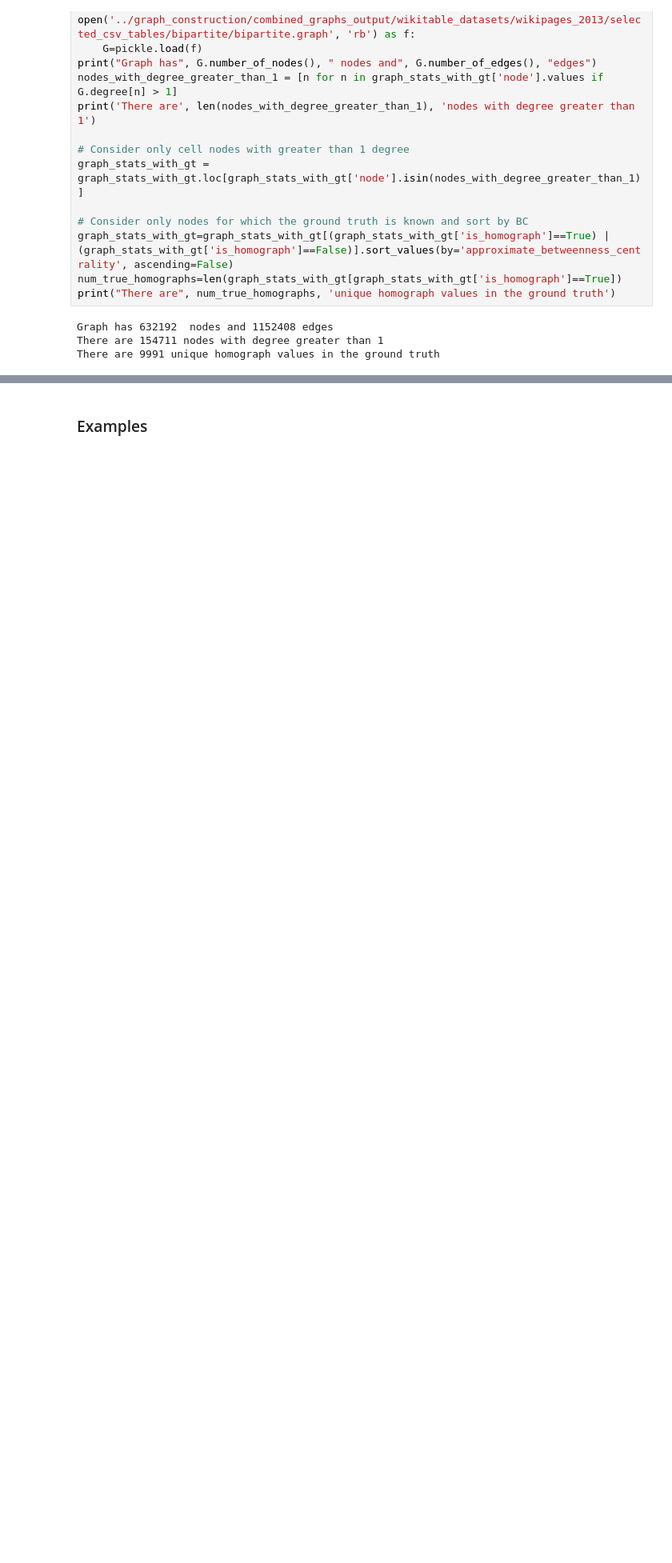
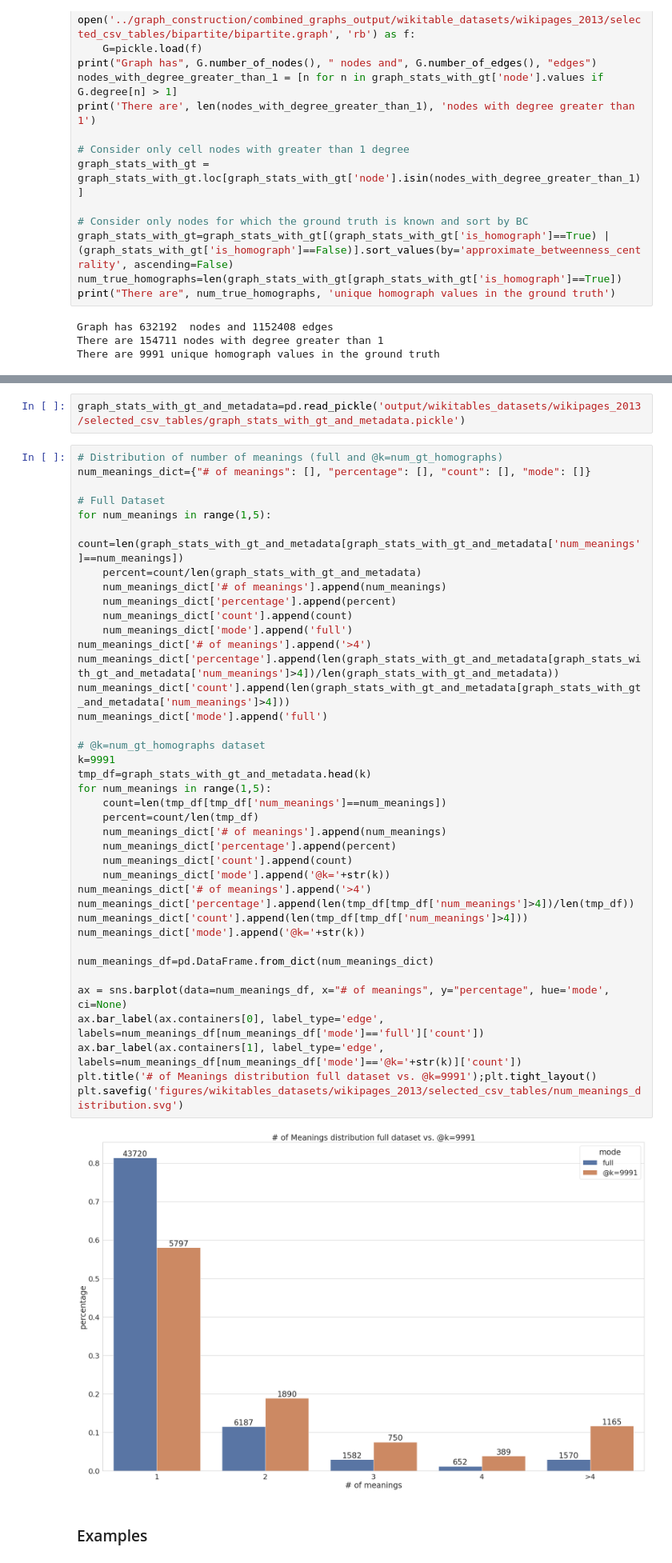
Before and after one commit to northeastern-datalab/domain_net, a Jupyter notebook: network_analysis/wikitables_dataset_evaluation.ipynb, the cells around one changed output, grey strips where cells are left out. Shown at 80% size. Cells and saved outputs as stored; diff of their text form; blank space fills up the shorter version.

Commit message:
updated notebook with distributions

```diff
--- a/network_analysis/wikitables_dataset_evaluation.ipynb
+++ b/network_analysis/wikitables_dataset_evaluation.ipynb
@@ -97,3 +135,46 @@ F1-Score: 0.419777800020018
+# %%
+graph_stats_with_gt_and_metadata=pd.read_pickle('output/wikitables_datasets/wikipages_2013/selected_csv_tables/graph_stats_with_gt_and_metadata.pickle')
+# %%
+# Distribution of number of meanings (full and @k=num_gt_homographs)
+num_meanings_dict={"# of meanings": [], "percentage": [], "count": [], "mode": []}
+
+# Full Dataset
+for num_meanings in range(1,5):
+    count=len(graph_stats_with_gt_and_metadata[graph_stats_with_gt_and_metadata['num_meanings']==num_meanings])
+    percent=count/len(graph_stats_with_gt_and_metadata)
+    num_meanings_dict['# of meanings'].append(num_meanings)
+    num_meanings_dict['percentage'].append(percent)
+    num_meanings_dict['count'].append(count)
+    num_meanings_dict['mode'].append('full')
+num_meanings_dict['# of meanings'].append('>4')
+num_meanings_dict['percentage'].append(len(graph_stats_with_gt_and_metadata[graph_stats_with_gt_and_metadata['num_meanings']>4])/len(graph_stats_with_gt_and_metadata))
+num_meanings_dict['count'].append(len(graph_stats_with_gt_and_metadata[graph_stats_with_gt_and_metadata['num_meanings']>4]))
+num_meanings_dict['mode'].append('full')
+
+# @k=num_gt_homographs dataset
+k=9991
+tmp_df=graph_stats_with_gt_and_metadata.head(k)
+for num_meanings in range(1,5):
+    count=len(tmp_df[tmp_df['num_meanings']==num_meanings])
+    percent=count/len(tmp_df)
+    num_meanings_dict['# of meanings'].append(num_meanings)
+    num_meanings_dict['percentage'].append(percent)
+    num_meanings_dict['count'].append(count)
+    num_meanings_dict['mode'].append('@k='+str(k))
+num_meanings_dict['# of meanings'].append('>4')
+num_meanings_dict['percentage'].append(len(tmp_df[tmp_df['num_meanings']>4])/len(tmp_df))
+num_meanings_dict['count'].append(len(tmp_df[tmp_df['num_meanings']>4]))
+num_meanings_dict['mode'].append('@k='+str(k))
+
+num_meanings_df=pd.DataFrame.from_dict(num_meanings_dict)
+
+ax = sns.barplot(data=num_meanings_df, x="# of meanings", y="percentage", hue='mode', ci=None)
+ax.bar_label(ax.containers[0], label_type='edge', labels=num_meanings_df[num_meanings_df['mode']=='full']['count'])
+ax.bar_label(ax.containers[1], label_type='edge', labels=num_meanings_df[num_meanings_df['mode']=='@k='+str(k)]['count'])
+plt.title('# of Meanings distribution full dataset vs. @k=9991');plt.tight_layout()
+plt.savefig('figures/wikitables_datasets/wikipages_2013/selected_csv_tables/num_meanings_distribution.svg')
+# %% [output]
+[figure, added]
 # %% [markdown]
 ### Examples
 # %%
```
Also changed, not shown: parts of 4 cells of this notebook.
